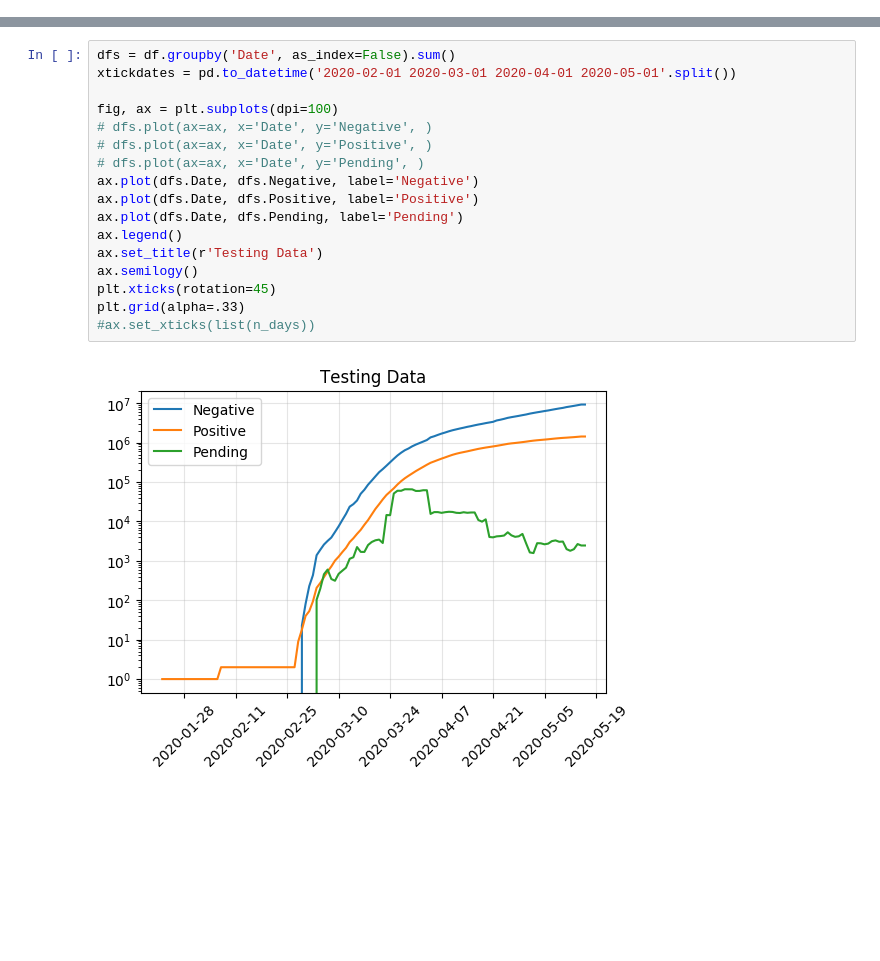
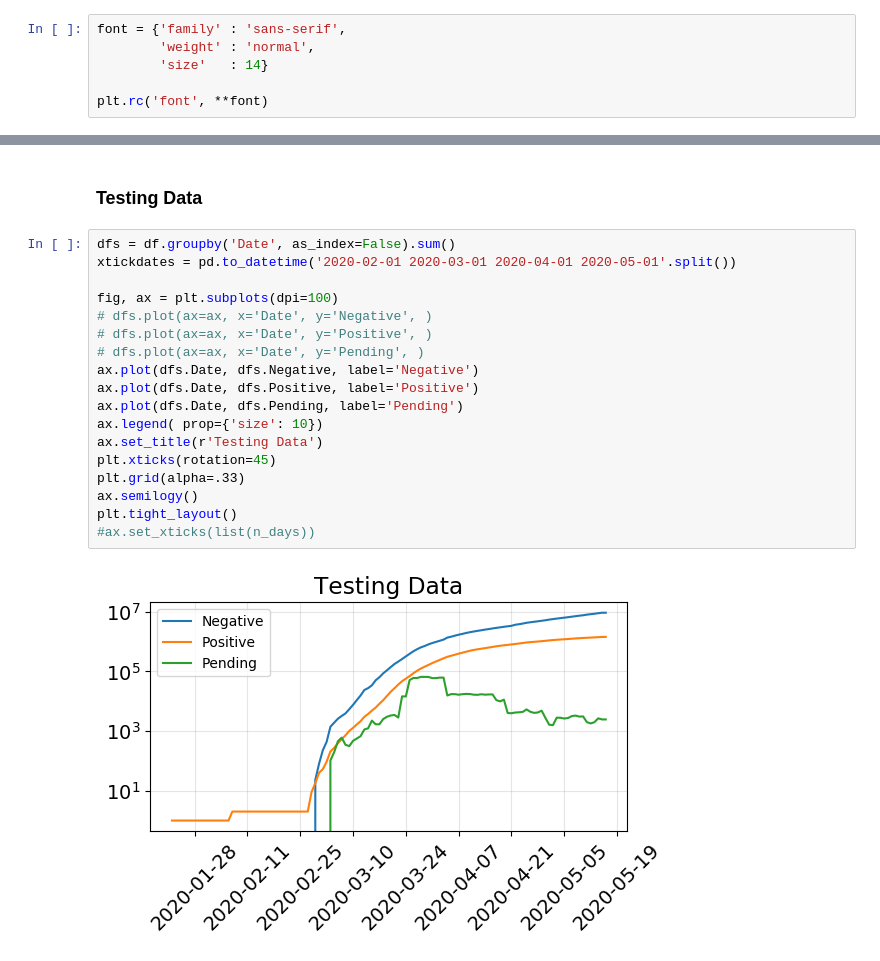
Before and after one commit to analisahill/covid19-analysis, a Jupyter notebook: COVID19_Analysis.ipynb, the cells around one changed output, grey strips where cells are left out. Saved outputs shown, nothing was run; the diff lists cells and outputs as text; blank space fills up the shorter version.

Commit message:
updated and cleaned up plots

```diff
--- a/COVID19_Analysis.ipynb
+++ b/COVID19_Analysis.ipynb
@@ -13,3 +31,9 @@ import seaborn as sns
 
 
 import folium
+# %%
+font = {'family' : 'sans-serif',
+        'weight' : 'normal',
+        'size'   : 14}
+
+plt.rc('font', **font)
@@ -47,22 +112,25 @@ df_recent.fillna(0, inplace=True)
+# %% [markdown]
+### Testing Data
 # %%
 dfs = df.groupby('Date', as_index=False).sum()
 xtickdates = pd.to_datetime('2020-02-01 2020-03-01 2020-04-01 2020-05-01'.split())
 
 fig, ax = plt.subplots(dpi=100)
 # dfs.plot(ax=ax, x='Date', y='Negative', )
 # dfs.plot(ax=ax, x='Date', y='Positive', )
 # dfs.plot(ax=ax, x='Date', y='Pending', )
 ax.plot(dfs.Date, dfs.Negative, label='Negative')
 ax.plot(dfs.Date, dfs.Positive, label='Positive')
 ax.plot(dfs.Date, dfs.Pending, label='Pending')
-ax.legend()
+ax.legend( prop={'size': 10})
 ax.set_title(r'Testing Data')
-ax.semilogy()
 plt.xticks(rotation=45)
 plt.grid(alpha=.33)
+ax.semilogy()
+plt.tight_layout()
 #ax.set_xticks(list(n_days))
 # %% [output]
-[figure, old version]
+[figure, new version]
 # %%
 dfs = df.groupby('Date', as_index=False).sum()
 
```
Also changed, not shown: parts of 22 cells of this notebook.
